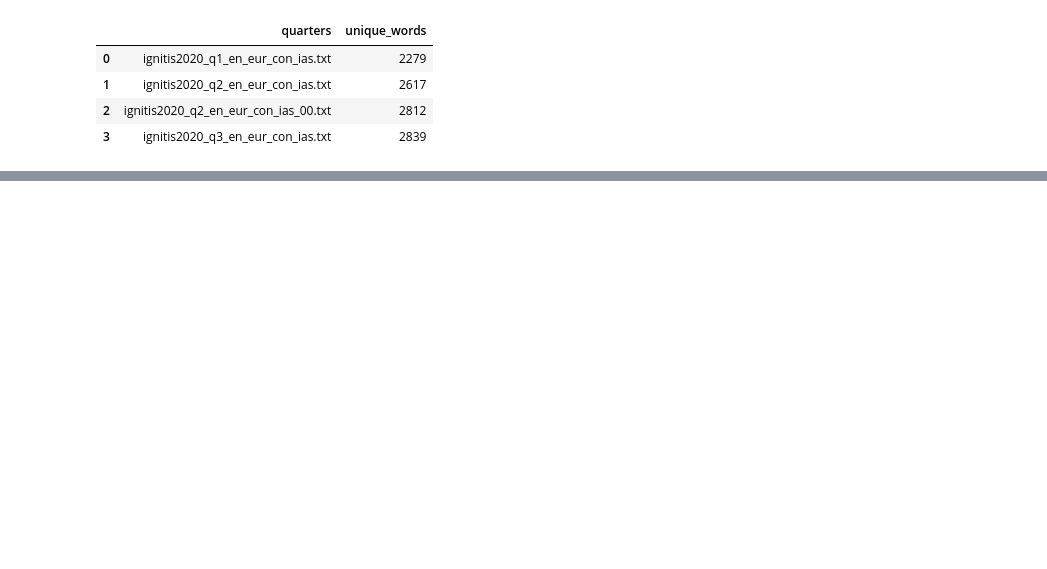
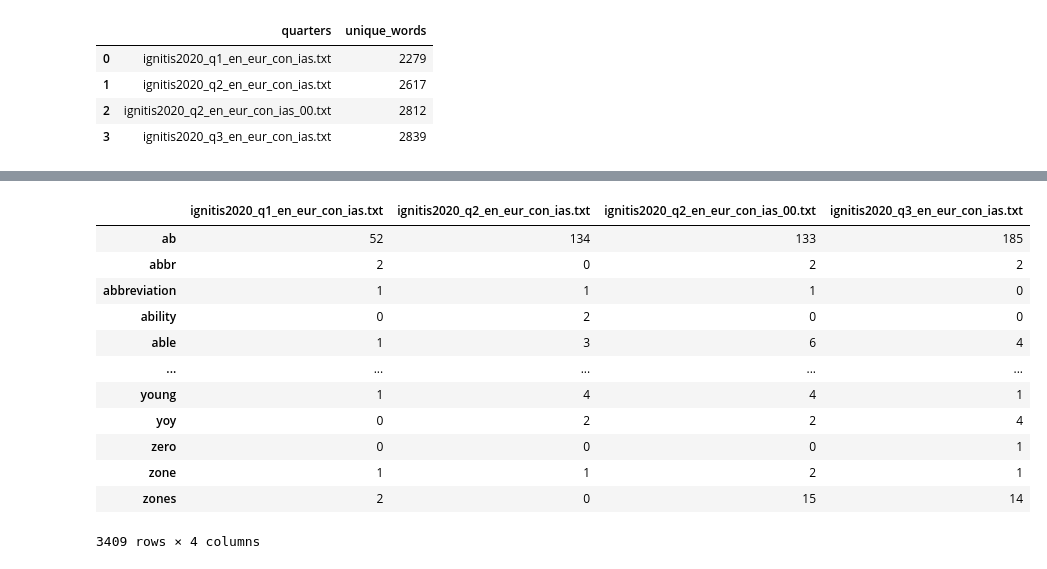
Before and after one commit to makesk/Algorithmic-evaluation-of-the-ESG-contribution-in-company-reports-a-semantic-similarity-score-based, a Jupyter notebook: 2-Exploratory-Data-Analysis.ipynb, the cells around one changed output, grey strips where cells are left out. Cells and saved outputs as stored; diff of their text form; code cells hidden in the pictures; blank space fills up the shorter version.

```diff
--- a/2-Exploratory-Data-Analysis.ipynb
+++ b/2-Exploratory-Data-Analysis.ipynb
@@ -194,0 +179,19 @@ print(G)
+# %%
+
+data2 = pd.read_pickle('pickles/ignitisdtm_stop.pkl')
+data2 = data2.transpose()
+data2
+# %% [output]
+|  | ignitis2020_q1_en_eur_con_ias.txt | ignitis2020_q2_en_eur_con_ias.txt | ignitis2020_q2_en_eur_con_ias_00.txt | ignitis2020_q3_en_eur_con_ias.txt |
+| ab | 52 | 134 | 133 | 185 |
+| abbr | 2 | 0 | 2 | 2 |
+| abbreviation | 1 | 1 | 1 | 0 |
+| ability | 0 | 2 | 0 | 0 |
+| able | 1 | 3 | 6 | 4 |
+| ... | ... | ... | ... | ... |
+| young | 1 | 4 | 4 | 1 |
+| yoy | 0 | 2 | 2 | 4 |
+| zero | 0 | 0 | 0 | 1 |
+| zone | 1 | 1 | 2 | 1 |
+| zones | 2 | 0 | 15 | 14 |
+3409 rows × 4 columns
```
Also changed, not shown: parts of 9 cells of this notebook, 6 other files.
